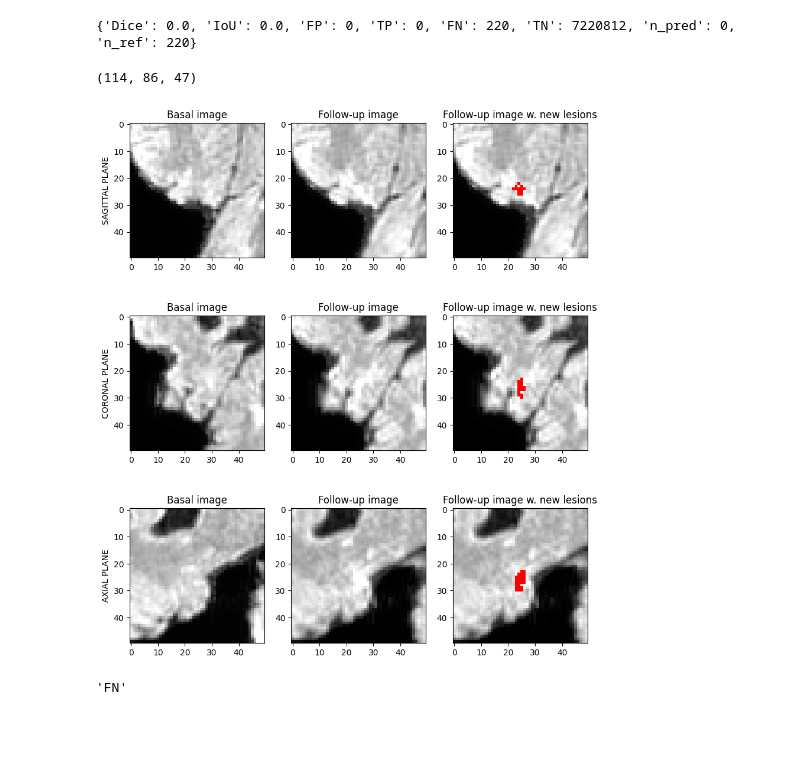
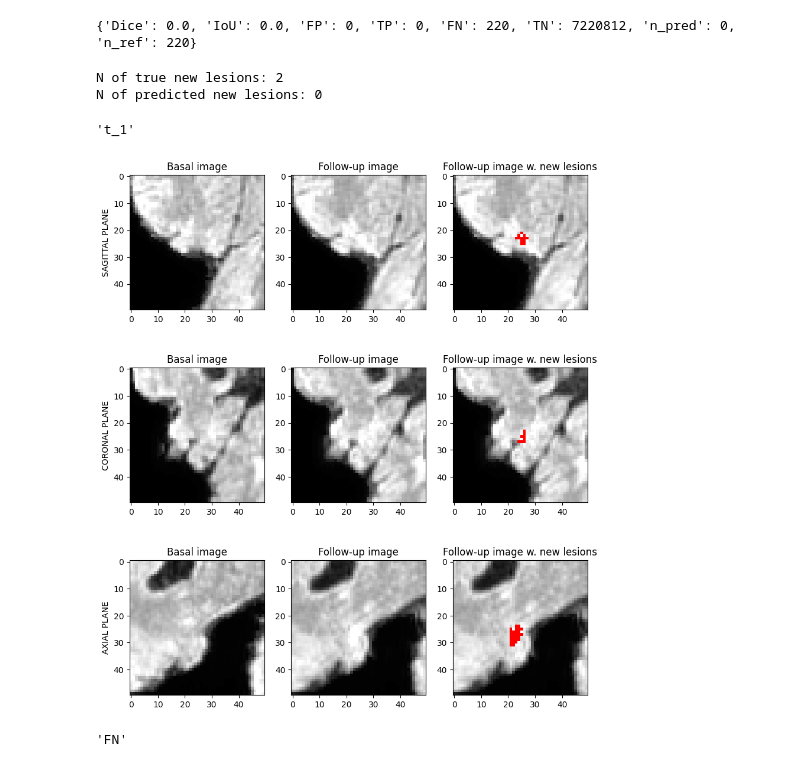
Before and after one commit to ander-elkoroaristizabal/nnunet-ms-segmentation, a Jupyter notebook: custom_scripts/F_evaluate_qualitative.ipynb, the cells around one changed output. Drawn from its saved outputs; the diff is of its cells as text; code cells hidden in the pictures; blank space fills up the shorter version.

```diff
--- a/custom_scripts/F_evaluate_qualitative.ipynb
+++ b/custom_scripts/F_evaluate_qualitative.ipynb
@@ -124,11 +128,16 @@ IMAGES_SHAPE = sample_b_image.shape
 ### Visualizaciones de las imágenes y las máscaras:
 # %%
 def get_lesions_locations(labels, lesion_class: int):
-    lesion_locations = np.where(labels == lesion_class)
-    return [
-        (x, y, z) for x, y, z
-        in zip(lesion_locations[0], lesion_locations[1], lesion_locations[2])
-    ]
+    lesions_identified, n_lesions = label((labels == lesion_class).astype(int),
+                                          structure=np.ones(shape=(3, 3, 3)))
+    lesions2locations = dict()
+    for lesion_id in range(1, n_lesions + 1):
+        lesion_locations = np.where(lesions_identified == lesion_id)
+        lesions2locations[lesion_id] = [
+            (x, y, z) for x, y, z
+            in zip(lesion_locations[0], lesion_locations[1], lesion_locations[2])
+        ]
+    return lesions2locations
 # %%
 def get_lesion_confusion_array(labels, predictions, lesion_class: int, masked: bool):
     confusion_array = np.zeros(labels.shape)
@@ -303,15 +315,24 @@ results['metrics'][2]
 # %% [output]
 {'Dice': 0.0, 'IoU': 0.0, 'FP': 0, 'TP': 0, 'FN': 220, 'TN': 7220812, 'n_pred': 0, 'n_ref': 220}
 # %%
-true_new_lesion_locations = get_lesions_locations(labels=sample_labels, lesion_class=2)
-pred_new_lesion_locations = get_lesions_locations(labels=sample_predictions, lesion_class=2)
-new_lesion_locations = true_new_lesion_locations + pred_new_lesion_locations
+true_new_lesion_locations = {f"t_{lesion_id}": value for lesion_id, value
+                             in get_lesions_locations(labels=sample_labels, lesion_class=2).items()}
+pred_new_lesion_locations = {f"t_{lesion_id}": value for lesion_id, value
+                             in get_lesions_locations(labels=sample_predictions, lesion_class=2).items()}
+new_lesion_locations = true_new_lesion_locations | pred_new_lesion_locations
-# %%
-sample_new_lesion_idx = np.random.choice(np.arange(len(true_new_lesion_locations)))
-sample_new_lesion = true_new_lesion_locations[sample_new_lesion_idx]
-sample_new_lesion
-# %% [output]
-(114, 86, 47)
+# %%
+print(f"N of true new lesions: {len(true_new_lesion_locations)}")
+print(f"N of predicted new lesions: {len(pred_new_lesion_locations)}")
+# %% [output]
+N of true new lesions: 2
+N of predicted new lesions: 0
+# %%
+sample_new_lesion = random.choice(list(new_lesion_locations.keys()))
+sample_new_lesion_central_voxel = random.choice(new_lesion_locations[sample_new_lesion])
+sample_new_lesion_centroid = tuple(np.mean(new_lesion_locations[sample_new_lesion], axis=0).astype(int))
+sample_new_lesion
+# %% [output]
+'t_1'
 # %%
 def plot_new_lesion(b_im, fu_im, labels, central_voxel, patch_size: int = 25):
     only_new_lesions = np.ma.masked_where(labels != 2, labels)
@@ -366,9 +387,9 @@ def plot_new_lesion(b_im, fu_im, labels, central_voxel, patch_size: int = 25):
     return f
 # %%
 _ = plot_new_lesion(b_im=sample_b_image, fu_im=sample_fu_image, labels=sample_labels,
-                    central_voxel=sample_new_lesion, patch_size=25)
+                    central_voxel=sample_new_lesion_central_voxel, patch_size=25)
 # %% [output]
-[figure, old version]
+[figure, new version]
 # %%
 new_lesion_confusion_array = get_lesion_confusion_array(labels=sample_labels, predictions=sample_predictions,
                                                         lesion_class=2, masked=True)
```
Also changed, not shown: parts of 12 cells of this notebook.
